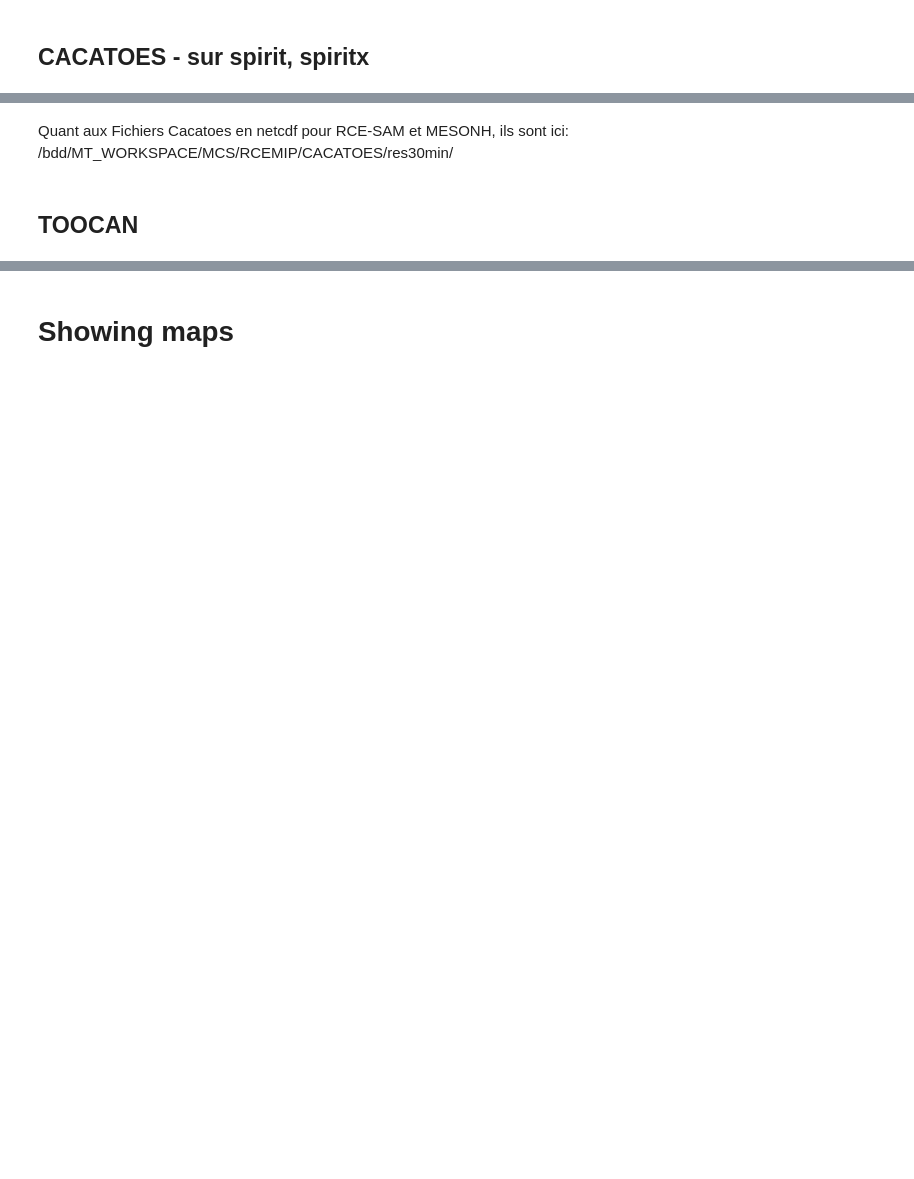
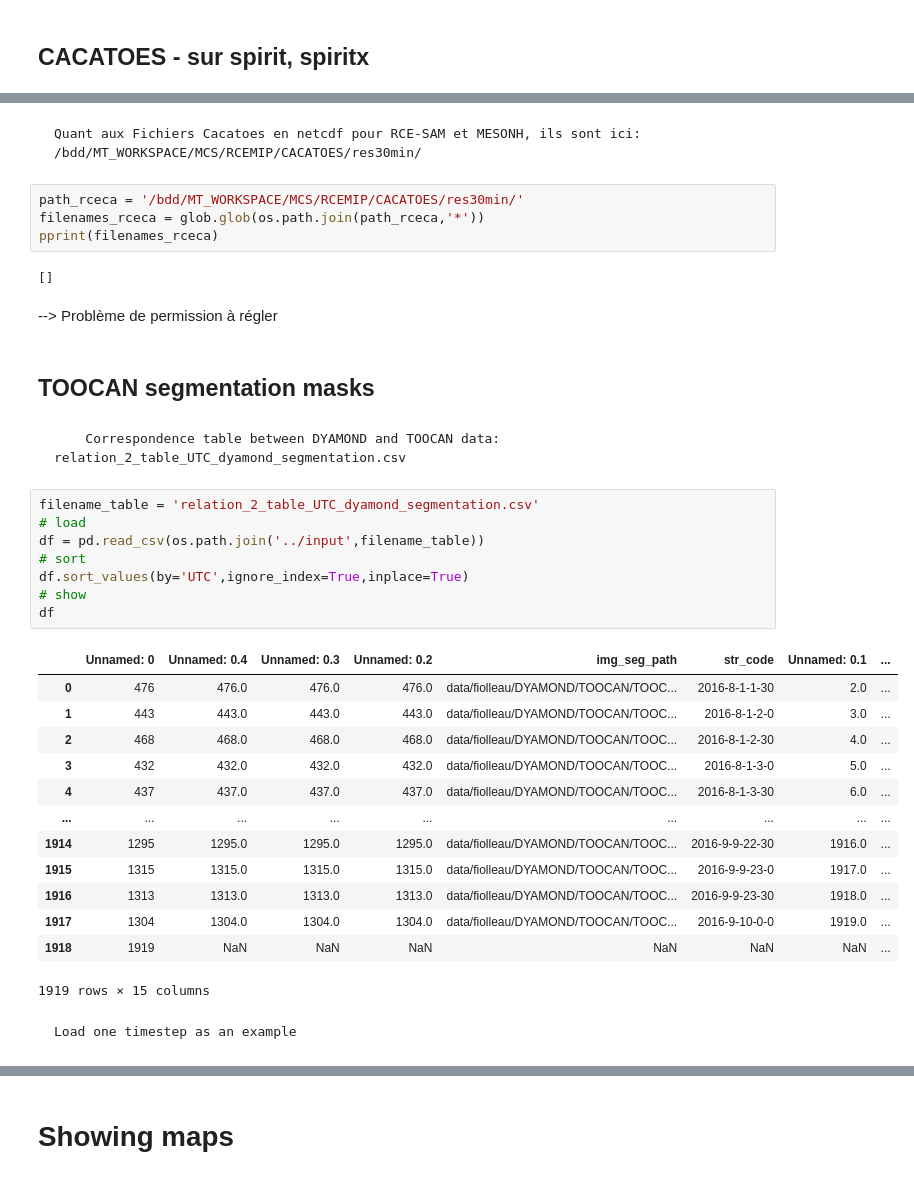
Before and after one commit to bfildier/stage-2023-multiscale-extremes, a Jupyter notebook: scripts/Tutorial.ipynb, the cells around one changed output, grey strips where cells are left out. Cells and saved outputs as stored; diff of their text form; blank space fills up the shorter version.

```diff
--- a/scripts/Tutorial.ipynb
+++ b/scripts/Tutorial.ipynb
@@ -13,4 +68,38 @@ Les 40j de Daymond sont ici:  /data/fiolleau/DYAMOND/CACATOES/
 # %% [markdown]
-Quant aux Fichiers Cacatoes en netcdf pour RCE-SAM et MESONH, ils sont ici:  /bdd/MT_WORKSPACE/MCS/RCEMIP/CACATOES/res30min/
+    Quant aux Fichiers Cacatoes en netcdf pour RCE-SAM et MESONH, ils sont ici:  /bdd/MT_WORKSPACE/MCS/RCEMIP/CACATOES/res30min/
+# %%
+path_rceca = '/bdd/MT_WORKSPACE/MCS/RCEMIP/CACATOES/res30min/'
+filenames_rceca = glob.glob(os.path.join(path_rceca,'*'))
+pprint(filenames_rceca)
+# %% [output]
+[]
+# %% [markdown]
+--> Problème de permission à régler
 # %% [markdown]
-## TOOCAN
+## TOOCAN segmentation masks
+# %% [markdown]
+        Correspondence table between DYAMOND and TOOCAN data: relation_2_table_UTC_dyamond_segmentation.csv
+# %%
+filename_table = 'relation_2_table_UTC_dyamond_segmentation.csv'
+# load
+df = pd.read_csv(os.path.join('../input',filename_table))
+# sort
+df.sort_values(by='UTC',ignore_index=True,inplace=True)
+# show
+df
+# %% [output]
+|  | Unnamed: 0 | Unnamed: 0.4 | Unnamed: 0.3 | Unnamed: 0.2 | img_seg_path | str_code | Unnamed: 0.1 | ... |
+| 0 | 476 | 476.0 | 476.0 | 476.0 | data/fiolleau/DYAMOND/TOOCAN/TOOC... | 2016-8-1-1-30 | 2.0 | ... |
+| 1 | 443 | 443.0 | 443.0 | 443.0 | data/fiolleau/DYAMOND/TOOCAN/TOOC... | 2016-8-1-2-0 | 3.0 | ... |
+| 2 | 468 | 468.0 | 468.0 | 468.0 | data/fiolleau/DYAMOND/TOOCAN/TOOC... | 2016-8-1-2-30 | 4.0 | ... |
+| 3 | 432 | 432.0 | 432.0 | 432.0 | data/fiolleau/DYAMOND/TOOCAN/TOOC... | 2016-8-1-3-0 | 5.0 | ... |
+| 4 | 437 | 437.0 | 437.0 | 437.0 | data/fiolleau/DYAMOND/TOOCAN/TOOC... | 2016-8-1-3-30 | 6.0 | ... |
+| ... | ... | ... | ... | ... | ... | ... | ... | ... |
+| 1914 | 1295 | 1295.0 | 1295.0 | 1295.0 | data/fiolleau/DYAMOND/TOOCAN/TOOC... | 2016-9-9-22-30 | 1916.0 | ... |
+| 1915 | 1315 | 1315.0 | 1315.0 | 1315.0 | data/fiolleau/DYAMOND/TOOCAN/TOOC... | 2016-9-9-23-0 | 1917.0 | ... |
+| 1916 | 1313 | 1313.0 | 1313.0 | 1313.0 | data/fiolleau/DYAMOND/TOOCAN/TOOC... | 2016-9-9-23-30 | 1918.0 | ... |
+| 1917 | 1304 | 1304.0 | 1304.0 | 1304.0 | data/fiolleau/DYAMOND/TOOCAN/TOOC... | 2016-9-10-0-0 | 1919.0 | ... |
+| 1918 | 1919 | NaN | NaN | NaN | NaN | NaN | NaN | ... |
+1919 rows × 15 columns
+# %% [markdown]
+    Load one timestep as an example
```
Also changed, not shown: parts of 14 cells of this notebook, 1 other file.
